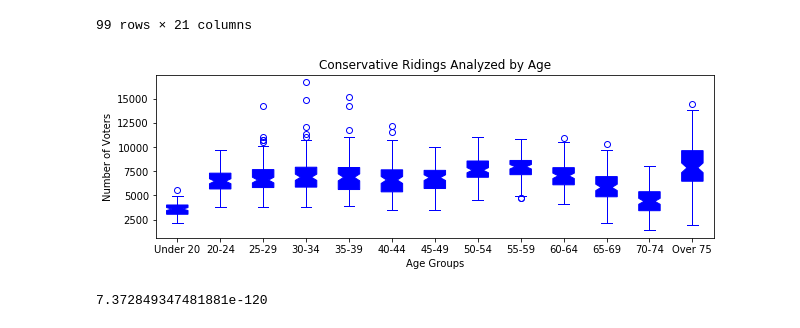
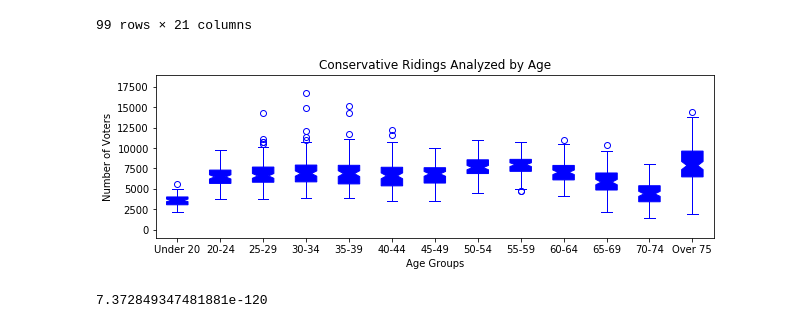
Before and after one commit to bsmirnov12/ABDS-Project-1, a Jupyter notebook: AgeStats.ipynb, the cells around one changed output. Saved outputs shown, nothing was run; the diff lists cells and outputs as text; code cells hidden in the pictures.

```diff
--- a/AgeStats.ipynb
+++ b/AgeStats.ipynb
@@ -101,33 +102,35 @@ Conservative
 # %%
 #fig=plt.figure(figsize=(8,3))
 fig,ax = plt.subplots(figsize=(10,3))
 box_plot_data=[Conservative["Under 20"], Conservative["20-24"], Conservative["25-29"], Conservative["30-34"],
                Conservative["35-39"],Conservative["40-44"],Conservative["45-49"],
                Conservative["50-54"],Conservative["55-59"],Conservative["60-64"],
                Conservative["65-69"],Conservative["70-74"],Conservative["Over 75"],
               ]
 x_label_list = ["Under 20", "20-24", "25-29","30-34",
                "35-39","40-44","45-49",
                "50-54","55-59","60-64",
               "65-69","70-74","Over 75"]
+
 ax.set_xticklabels(x_label_list)
+ax.set_ylim([-1000,19000])
 c="blue"
 plt.boxplot(box_plot_data, notch=True, patch_artist=True,
             boxprops=dict(facecolor=c, color=c),
             capprops=dict(color=c),
             whiskerprops=dict(color=c),
             flierprops=dict(color=c, markeredgecolor=c),
             medianprops=dict(color=c))
 #ax.set_xlabel = "Age Groups"
 #ax.set_ylabel = "Number of Voters"
 #ax.set_title = "Liberal Ridings Analyzed by Age"
 plt.xlabel("Age Groups")
 plt.ylabel("Number of Voters")
 plt.title("Conservative Ridings Analyzed by Age")
 plt.savefig("./PNG_images_stats/Conservative_Age.png")
 plt.show()
 # %% [output]
-[figure, old version]
+[figure, new version]
 # %%
 F, p = stats.f_oneway(Conservative["Under 20"], Conservative["20-24"], Conservative["25-29"], Conservative["30-34"],
                Conservative["35-39"],Conservative["40-44"],Conservative["45-49"],
```
Also changed, not shown: parts of 4 cells of this notebook, 4 other files.
